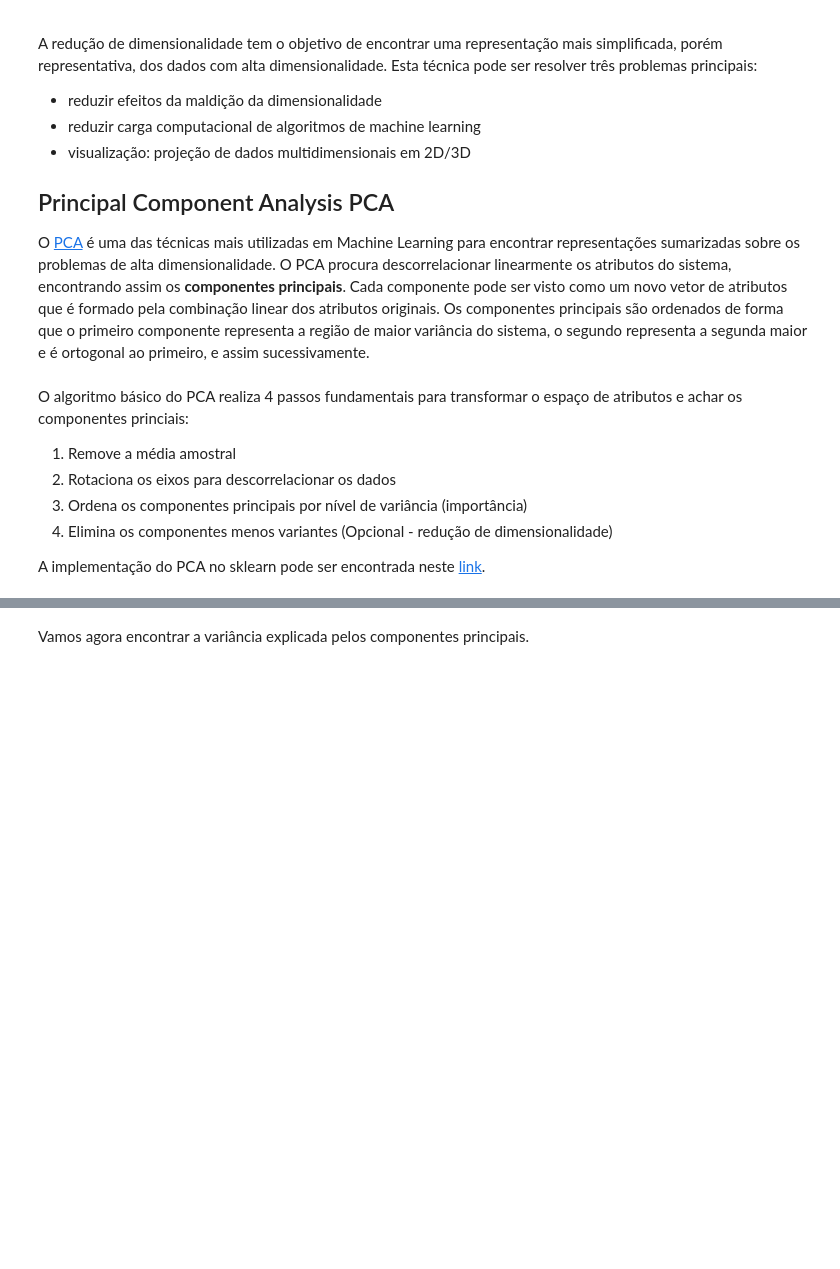
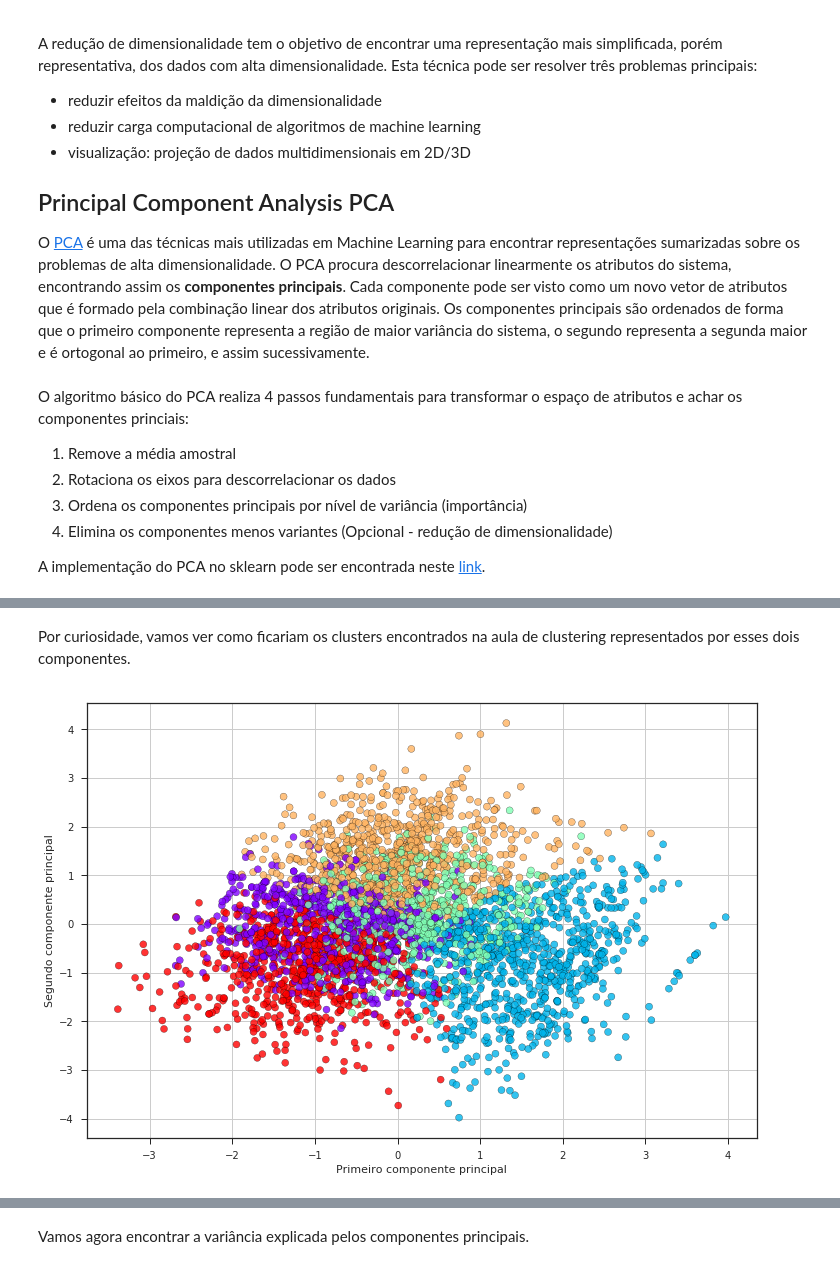
Before and after one commit to somostera/tera-data-science-jul2018, a Jupyter notebook: 28-recommender-systems/notebook/aula_tera_recommender_systems_respostas.ipynb, the cells around one changed output, grey strips where cells are left out. Saved outputs shown, nothing was run; the diff lists cells and outputs as text; code cells hidden in the pictures; blank space fills up the shorter version.

Commit message:
Finaliza aula e notebook de resposta

```diff
--- a/28-recommender-systems/notebook/aula_tera_recommender_systems_respostas.ipynb
+++ b/28-recommender-systems/notebook/aula_tera_recommender_systems_respostas.ipynb
@@ -340,0 +335,16 @@ X = df_nyt.values
+# %% [markdown]
+Por curiosidade, vamos ver como ficariam os clusters encontrados na aula de clustering representados por esses dois componentes.
+# %%
+from sklearn.cluster import KMeans
+
+kmeans = KMeans(n_clusters=5)
+
+labels = kmeans.fit_predict(X_scaled)
+
+plt.scatter(X_pca[:, 0], X_pca[:, 1], c=labels, cmap='rainbow', alpha=0.8, edgecolor='k')
+plt.xlabel('Primeiro componente principal')
+plt.ylabel('Segundo componente principal')
+plt.grid()
+plt.show()
+# %% [output]
+[figure, added]
```
Also changed, not shown: parts of 99 cells of this notebook, 1 other file.
